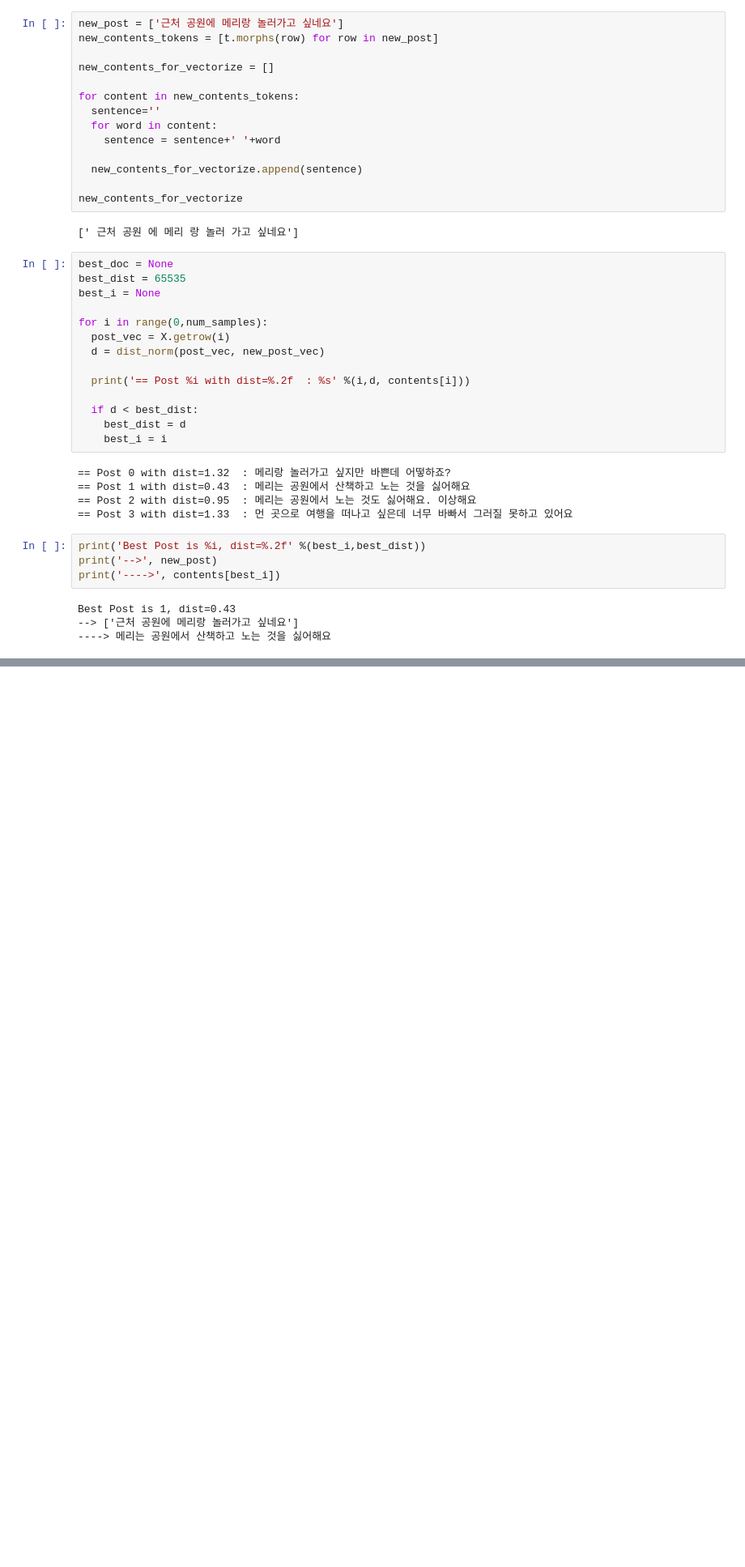
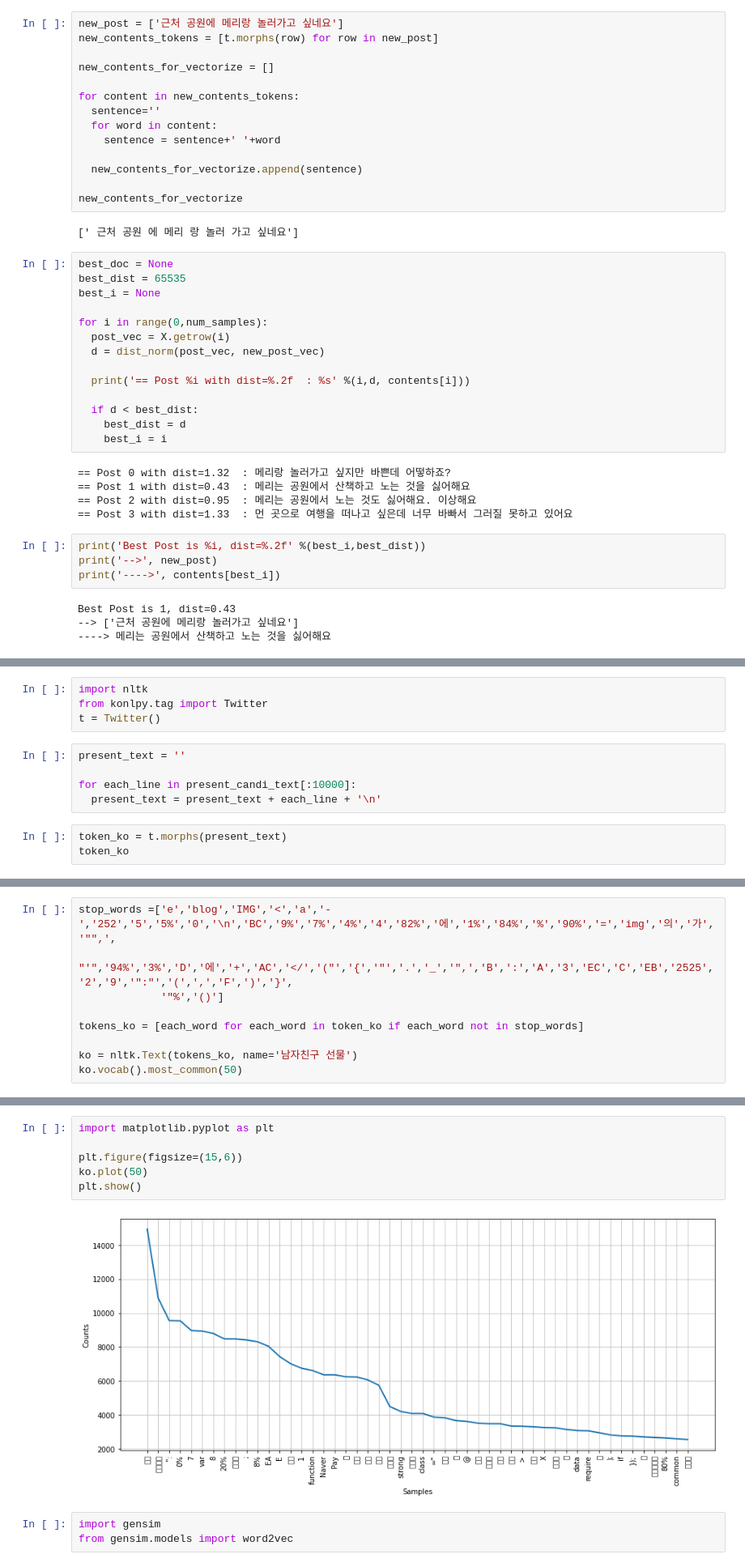
Before and after one commit to OfficialSeonyeong/TIL, a Jupyter notebook: 수료후데이터분석공부/Data Analysis/08. NLP.ipynb, the cells around one changed output, grey strips where cells are left out. Shown at 81% size. Cells and saved outputs as stored; diff of their text form; blank space fills up the shorter version.

```diff
--- a/수료후데이터분석공부/Data Analysis/08. NLP.ipynb
+++ b/수료후데이터분석공부/Data Analysis/08. NLP.ipynb
@@ -910,0 +948,12 @@ Best Post is 1, dist=0.43
+# %%
+import nltk
+from konlpy.tag import Twitter
+t = Twitter()
+# %%
+present_text = ''
+
+for each_line in present_candi_text[:10000]:
+  present_text = present_text + each_line + '\n'
+# %%
+token_ko = t.morphs(present_text)
+token_ko
@@ -910,0 +1005,9 @@ Best Post is 1, dist=0.43
+# %%
+stop_words =['e','blog','IMG','<','a','-','252','5','5%','0','\n','BC','9%','7%','4%','4','82%','에','1%','84%','%','90%','=','img','의','가','"",',
+             "'",'94%','3%','D','에','+','AC','</','("','{','"','.','_','",','B',':','A','3','EC','C','EB','2525','2','9','":"','(',',','F',')','}',
+             '"%','()']
+
+tokens_ko = [each_word for each_word in token_ko if each_word not in stop_words]
+
+ko = nltk.Text(tokens_ko, name='남자친구 선물')
+ko.vocab().most_common(50)
@@ -910,0 +1032,11 @@ Best Post is 1, dist=0.43
+# %%
+import matplotlib.pyplot as plt
+
+plt.figure(figsize=(15,6))
+ko.plot(50)
+plt.show()
+# %% [output]
+[figure, added]
+# %%
+import gensim
+from gensim.models import word2vec
```
Also changed, not shown: parts of 16 cells of this notebook.
